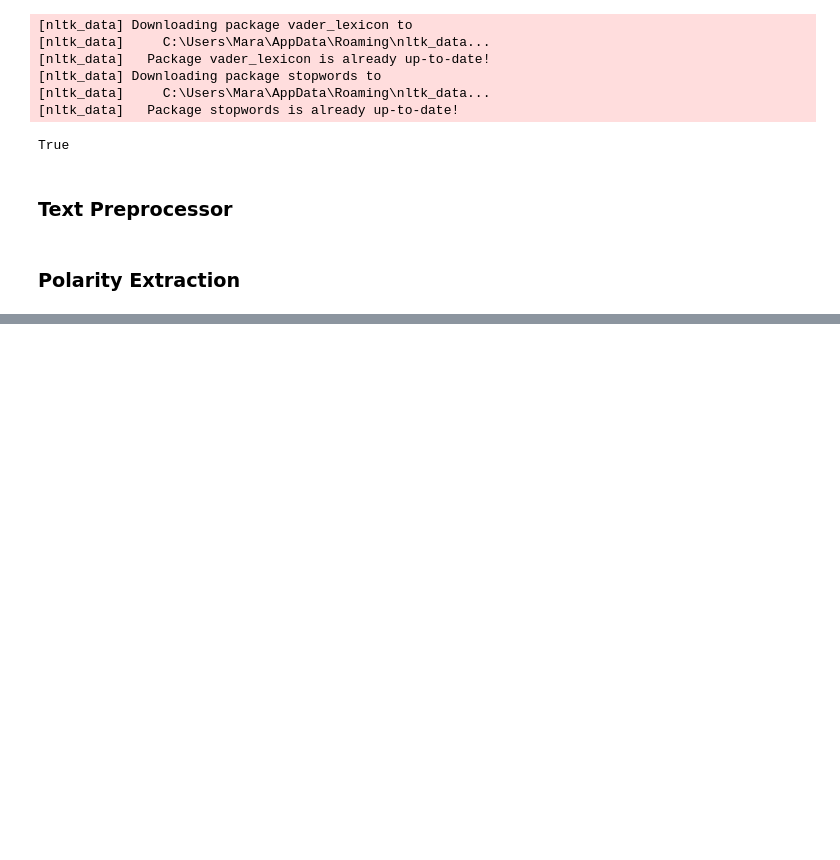
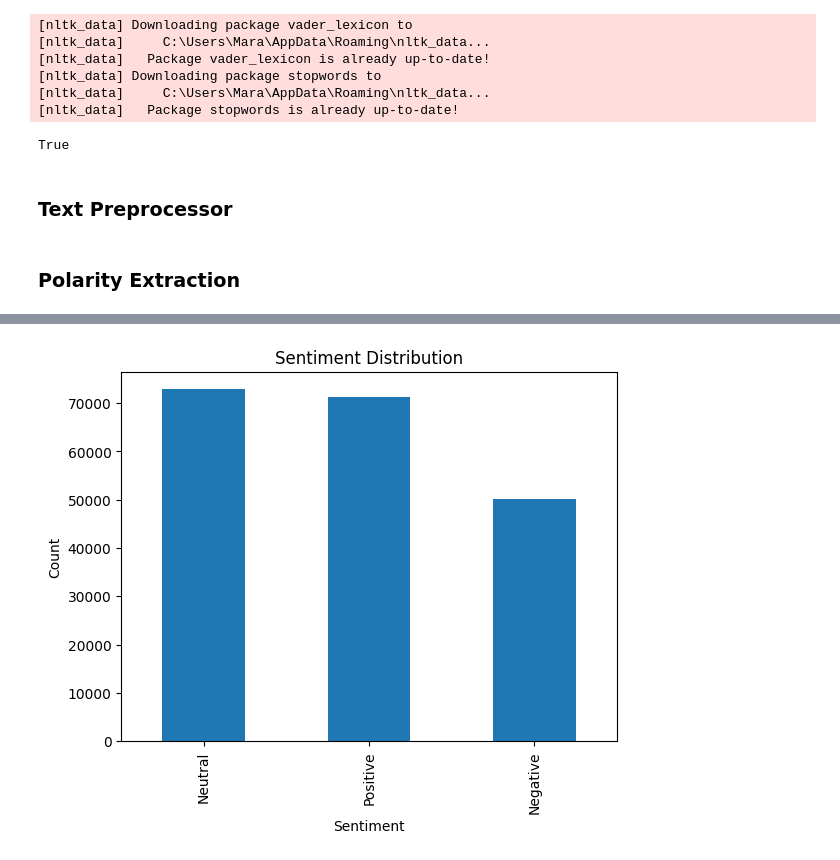
Before and after one commit to sba22243/ca2-sem2, a Jupyter notebook: sba22243_Integrated_CA2_sentiment_step_2.ipynb, the cells around one changed output, grey strips where cells are left out. Cells and saved outputs as stored; diff of their text form; code cells hidden in the pictures; blank space fills up the shorter version.

```diff
--- a/sba22243_Integrated_CA2_sentiment_step_2.ipynb
+++ b/sba22243_Integrated_CA2_sentiment_step_2.ipynb
@@ -126,0 +158,9 @@ pdf.head()
+# %%
+sentiment_counts = pdf['sentiment'].value_counts()
+sentiment_counts.plot.bar()
+plt.title('Sentiment Distribution')
+plt.xlabel('Sentiment')
+plt.ylabel('Count')
+plt.show()
+# %% [output]
+[figure, added]
```
Also changed, not shown: parts of 9 cells of this notebook, 1 other file.
